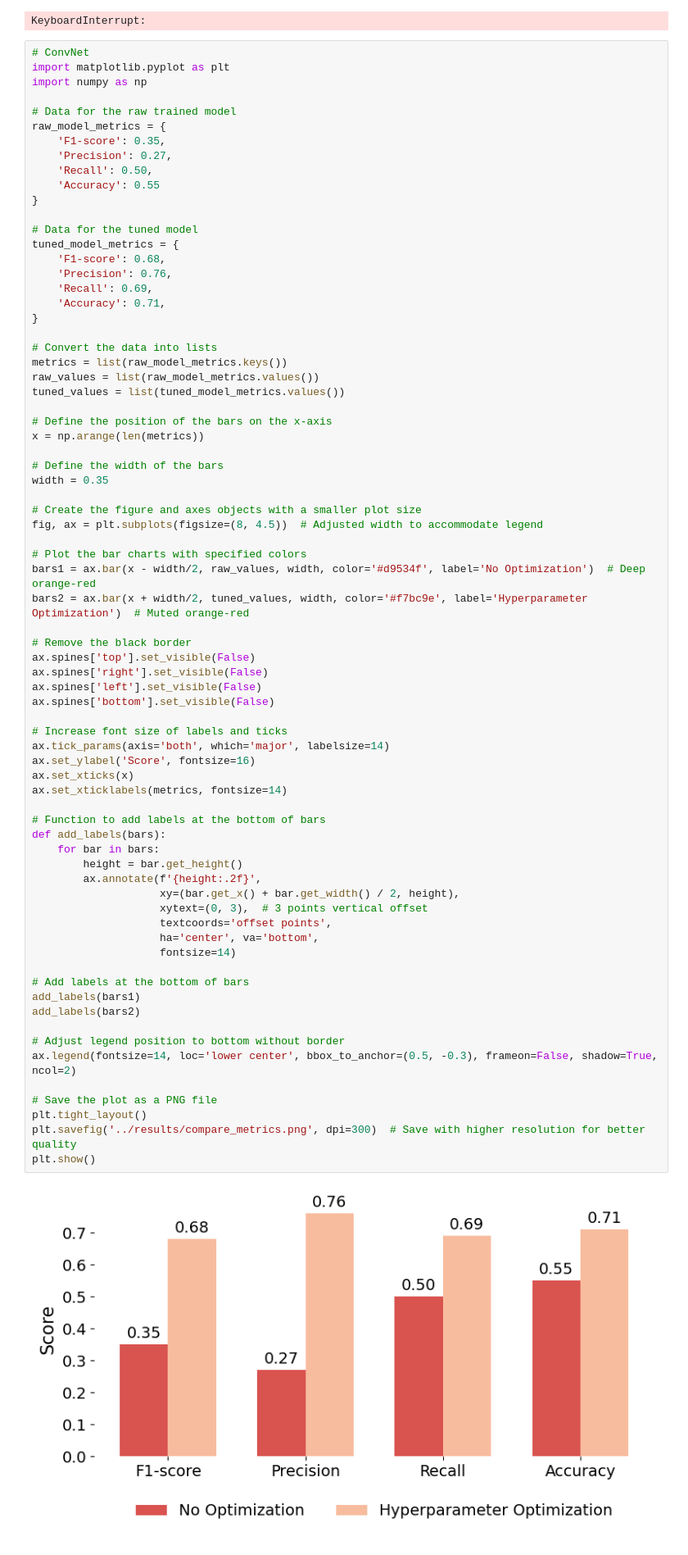
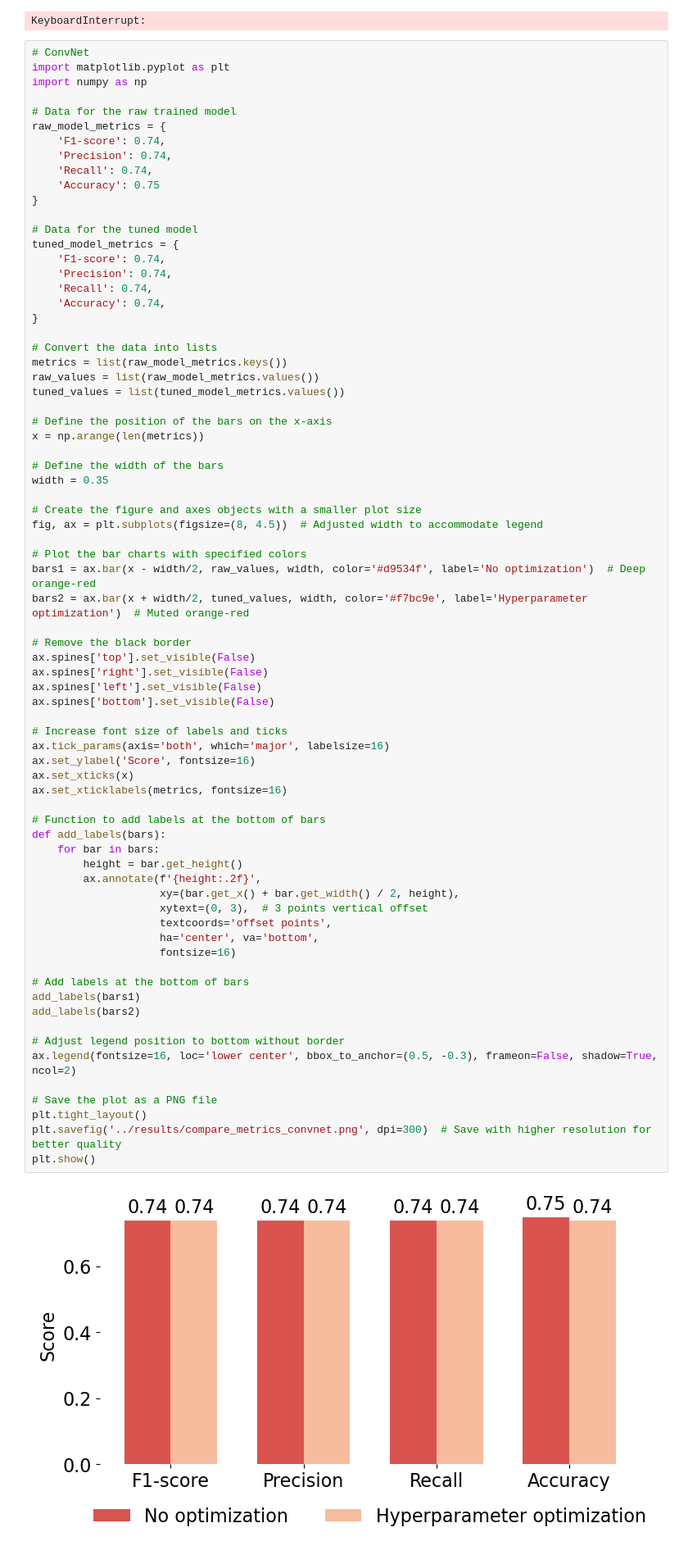
Before and after one commit to johakeller/Sentinel-Building-Segmentation, a Jupyter notebook: data_acquisition.ipynb, the cells around one changed output. Shown: that part at 82% size. Cells and saved outputs as stored; diff of their text form.

```diff
--- a/data_acquisition.ipynb
+++ b/data_acquisition.ipynb
@@ -286,18 +286,18 @@ import numpy as np
 
 # Data for the raw trained model
 raw_model_metrics = {
-    'F1-score': 0.35,
-    'Precision': 0.27,
-    'Recall': 0.50,
-    'Accuracy': 0.55
+    'F1-score': 0.74,
+    'Precision': 0.74,
+    'Recall': 0.74,
+    'Accuracy': 0.75
 }
 
 # Data for the tuned model
 tuned_model_metrics = {
-    'F1-score': 0.68,
-    'Precision': 0.76,
-    'Recall': 0.69,
-    'Accuracy': 0.71,
+    'F1-score': 0.74,
+    'Precision': 0.74,
+    'Recall': 0.74,
+    'Accuracy': 0.74,
 }
 
 # Convert the data into lists
@@ -315,45 +315,45 @@ width = 0.35
 fig, ax = plt.subplots(figsize=(8, 4.5))  # Adjusted width to accommodate legend
 
 # Plot the bar charts with specified colors
-bars1 = ax.bar(x - width/2, raw_values, width, color='#d9534f', label='No Optimization')  # Deep orange-red
-bars2 = ax.bar(x + width/2, tuned_values, width, color='#f7bc9e', label='Hyperparameter Optimization')  # Muted orange-red
+bars1 = ax.bar(x - width/2, raw_values, width, color='#d9534f', label='No optimization')  # Deep orange-red
+bars2 = ax.bar(x + width/2, tuned_values, width, color='#f7bc9e', label='Hyperparameter optimization')  # Muted orange-red
 
 # Remove the black border
 ax.spines['top'].set_visible(False)
 ax.spines['right'].set_visible(False)
 ax.spines['left'].set_visible(False)
 ax.spines['bottom'].set_visible(False)
 
 # Increase font size of labels and ticks
-ax.tick_params(axis='both', which='major', labelsize=14)
+ax.tick_params(axis='both', which='major', labelsize=16)
 ax.set_ylabel('Score', fontsize=16)
 ax.set_xticks(x)
-ax.set_xticklabels(metrics, fontsize=14)
+ax.set_xticklabels(metrics, fontsize=16)
 
 # Function to add labels at the bottom of bars
 def add_labels(bars):
     for bar in bars:
         height = bar.get_height()
         ax.annotate(f'{height:.2f}',
                     xy=(bar.get_x() + bar.get_width() / 2, height),
                     xytext=(0, 3),  # 3 points vertical offset
                     textcoords='offset points',
                     ha='center', va='bottom',
-                    fontsize=14)
+                    fontsize=16)
 
 # Add labels at the bottom of bars
 add_labels(bars1)
 add_labels(bars2)
 
 # Adjust legend position to bottom without border
-ax.legend(fontsize=14, loc='lower center', bbox_to_anchor=(0.5, -0.3), frameon=False, shadow=True, ncol=2)
+ax.legend(fontsize=16, loc='lower center', bbox_to_anchor=(0.5, -0.3), frameon=False, shadow=True, ncol=2)
 
 # Save the plot as a PNG file
 plt.tight_layout()
-plt.savefig('../results/compare_metrics.png', dpi=300)  # Save with higher resolution for better quality
+plt.savefig('../results/compare_metrics_convnet.png', dpi=300)  # Save with higher resolution for better quality
 plt.show()
 # %% [output]
-[figure, old version]
+[figure, new version]
 # %%
 # UNet
 import matplotlib.pyplot as plt
```
Also changed, not shown: parts of 1 cell of this notebook, 9 other files.
